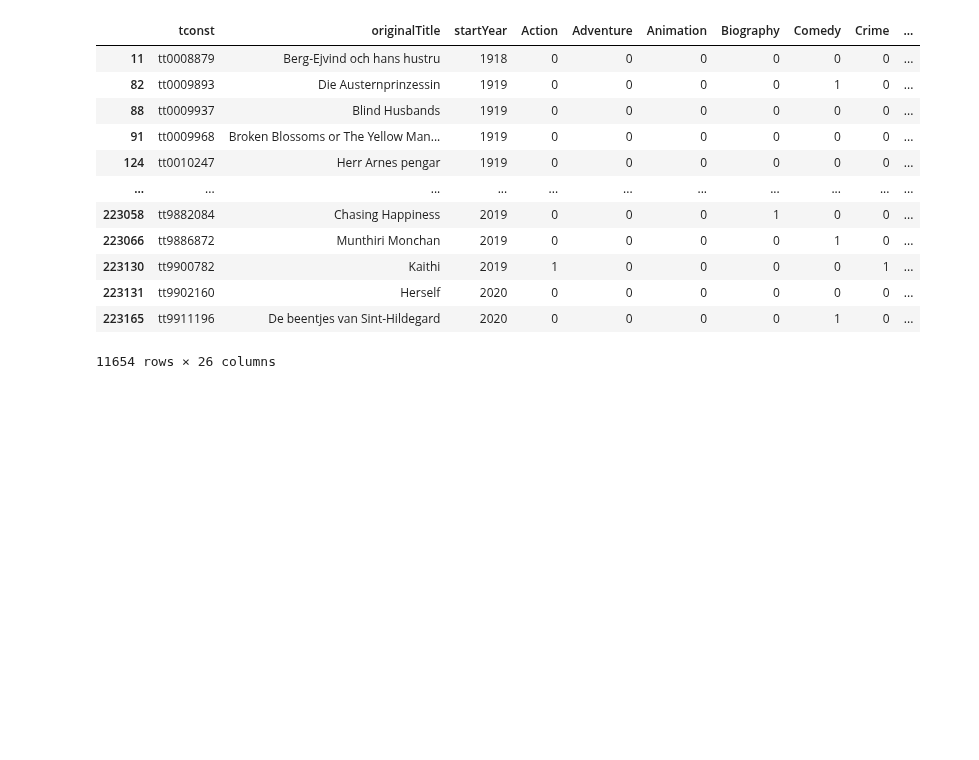
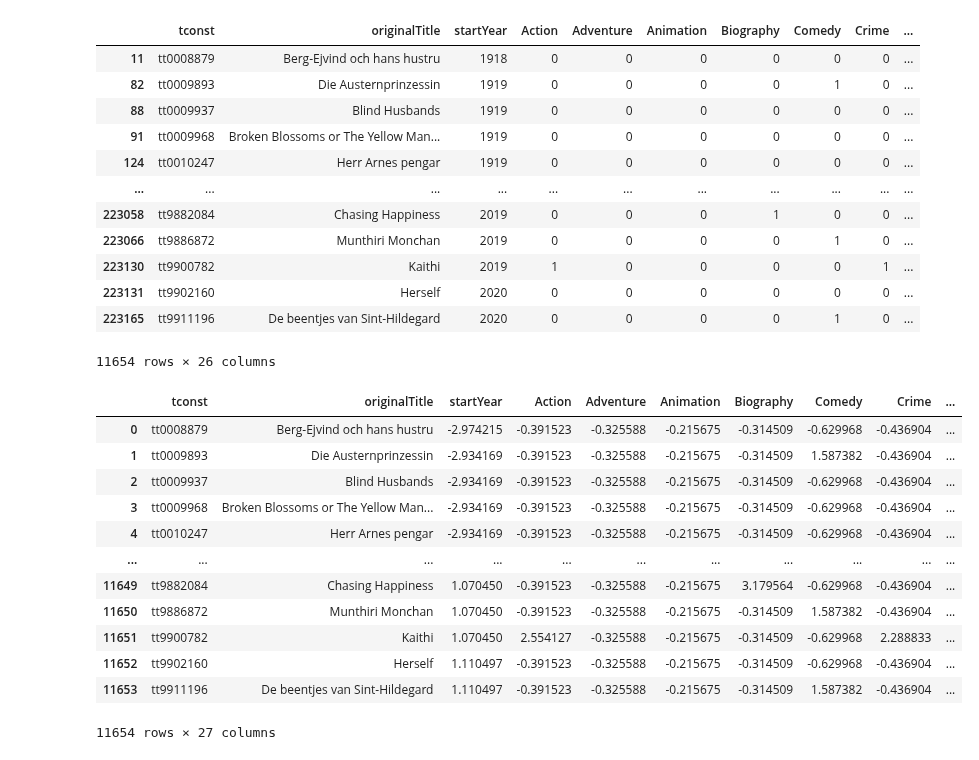
Before and after one commit to CathieLC/Wild_movie_project, a Jupyter notebook: JOSSE/test_ml.ipynb, the cells around one changed output. Cells and saved outputs as stored; diff of their text form; code cells hidden in the pictures; blank space fills up the shorter version.

```diff
--- a/JOSSE/test_ml.ipynb
+++ b/JOSSE/test_ml.ipynb
@@ -100,5 +100,46 @@ movie_for_ml
 | 223131 | tt9902160 | Herself | 2020 | 0 | 0 | 0 | 0 | 0 | 0 | ... |
 | 223165 | tt9911196 | De beentjes van Sint-Hildegard | 2020 | 0 | 0 | 0 | 0 | 1 | 0 | ... |
 11654 rows × 26 columns
+# %%
+movie_for_ml = movie_for_ml.reset_index(drop=True)
+# %%
+cols = movie_for_ml.columns[2:]
+X = movie_for_ml[cols]
+
+scaler = StandardScaler().fit(X)
+X_scaled = scaler.transform(X)
+
+movie_scaled = pd.DataFrame()
+
+movie_scaled['tconst']=movie_for_ml['tconst']
+movie_scaled['originalTitle']=movie_for_ml['originalTitle']
+
+scaled_df = pd.DataFrame(X_scaled,columns=cols)
+
+movie_scaled_concat = pd.concat([movie_scaled,scaled_df],axis=1)
+# %%
+cols = movie_scaled_concat.columns[2:]
+X = movie_scaled_concat[cols]
+
+modelKM = KMeans(n_clusters=35)
+modelKM.fit(X)
+
+movie_scaled_concat['cluster']=modelKM.labels_
+# %%
+movie_scaled_concat
+# %% [output]
+|  | tconst | originalTitle | startYear | Action | Adventure | Animation | Biography | Comedy | Crime | ... |
+| 0 | tt0008879 | Berg-Ejvind och hans hustru | -2.974215 | -0.391523 | -0.325588 | -0.215675 | -0.314509 | -0.629968 | -0.436904 | ... |
+| 1 | tt0009893 | Die Austernprinzessin | -2.934169 | -0.391523 | -0.325588 | -0.215675 | -0.314509 | 1.587382 | -0.436904 | ... |
+| 2 | tt0009937 | Blind Husbands | -2.934169 | -0.391523 | -0.325588 | -0.215675 | -0.314509 | -0.629968 | -0.436904 | ... |
+| 3 | tt0009968 | Broken Blossoms or The Yellow Man... | -2.934169 | -0.391523 | -0.325588 | -0.215675 | -0.314509 | -0.629968 | -0.436904 | ... |
+| 4 | tt0010247 | Herr Arnes pengar | -2.934169 | -0.391523 | -0.325588 | -0.215675 | -0.314509 | -0.629968 | -0.436904 | ... |
+| ... | ... | ... | ... | ... | ... | ... | ... | ... | ... | ... |
+| 11649 | tt9882084 | Chasing Happiness | 1.070450 | -0.391523 | -0.325588 | -0.215675 | 3.179564 | -0.629968 | -0.436904 | ... |
+| 11650 | tt9886872 | Munthiri Monchan | 1.070450 | -0.391523 | -0.325588 | -0.215675 | -0.314509 | 1.587382 | -0.436904 | ... |
+| 11651 | tt9900782 | Kaithi | 1.070450 | 2.554127 | -0.325588 | -0.215675 | -0.314509 | -0.629968 | 2.288833 | ... |
+| 11652 | tt9902160 | Herself | 1.110497 | -0.391523 | -0.325588 | -0.215675 | -0.314509 | -0.629968 | -0.436904 | ... |
+| 11653 | tt9911196 | De beentjes van Sint-Hildegard | 1.110497 | -0.391523 | -0.325588 | -0.215675 | -0.314509 | 1.587382 | -0.436904 | ... |
+11654 rows × 27 columns
 # %%
 movie_for_ml.to_csv('../data/movies_for_ml.csv.zip', index=False, compression='zip')
```
Also changed, not shown: 1 other file.
